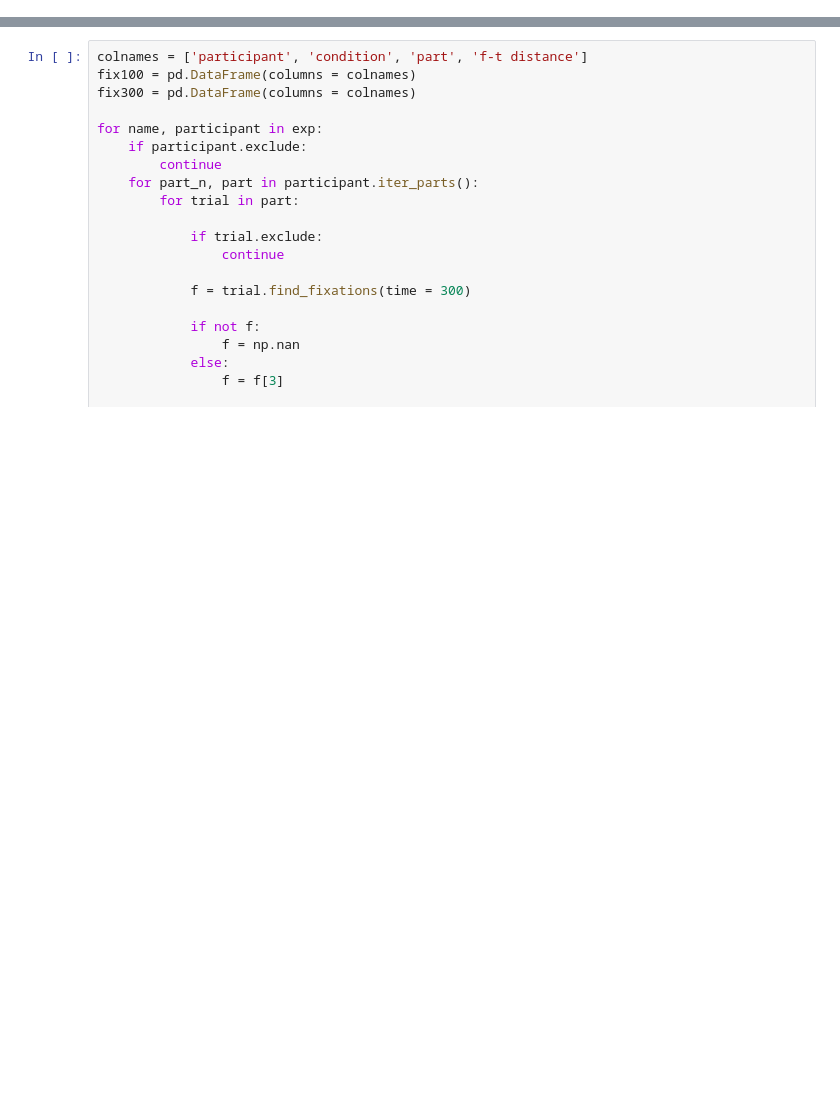
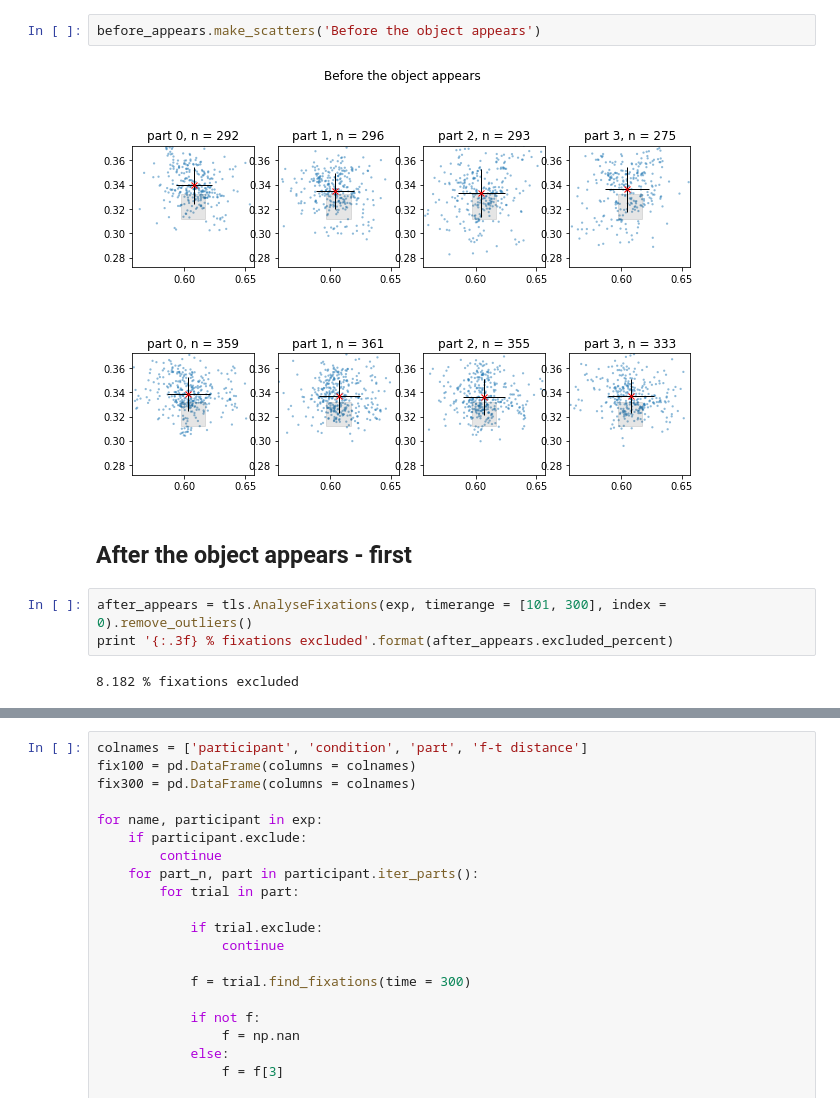
Before and after one commit to Roman-Belenya/predictive-eye-movements, a Jupyter notebook: Analysis.ipynb, the cells around one changed output, grey strips where cells are left out. Saved outputs shown, nothing was run; the diff lists cells and outputs as text; blank space fills up the shorter version.

```diff
--- a/Analysis.ipynb
+++ b/Analysis.ipynb
@@ -96,0 +68,11 @@ for i, row in enumerate(axs):
+# %%
+before_appears.make_scatters('Before the object appears')
+# %% [output]
+[figure, added]
+# %% [markdown]
+## After the object appears - first
+# %%
+after_appears = tls.AnalyseFixations(exp, timerange = [101, 300], index = 0).remove_outliers()
+print '{:.3f} % fixations excluded'.format(after_appears.excluded_percent)
+# %% [output]
+8.182 % fixations excluded
```
Also changed, not shown: parts of 22 cells of this notebook, 3 other files.
